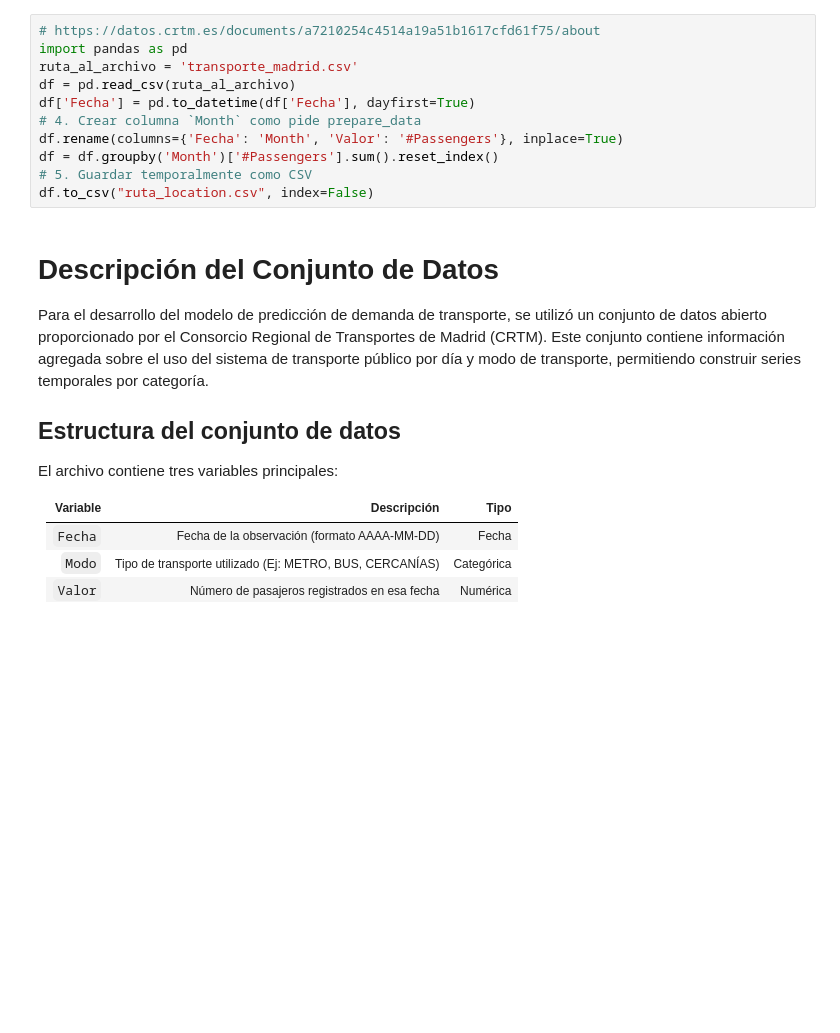
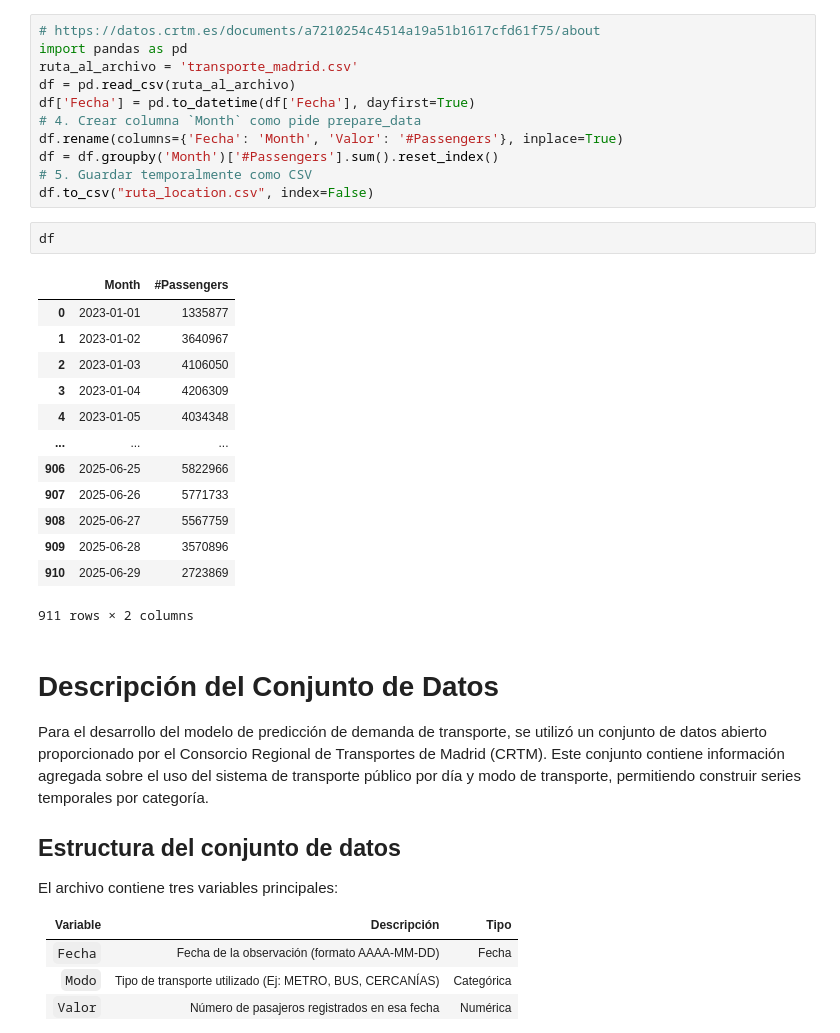
Before and after one commit to AlejandroFeriaGonzalez/RNAB, a Jupyter notebook: notebooks/trabajo1_Passengers.ipynb, the cells around one changed output. Saved outputs shown, nothing was run; the diff lists cells and outputs as text; blank space fills up the shorter version.

```diff
--- a/notebooks/trabajo1_Passengers.ipynb
+++ b/notebooks/trabajo1_Passengers.ipynb
@@ -39,6 +39,22 @@ df.rename(columns={'Fecha': 'Month', 'Valor': '#Passengers'}, inplace=True)
 df = df.groupby('Month')['#Passengers'].sum().reset_index()
 # 5. Guardar temporalmente como CSV
 df.to_csv("ruta_location.csv", index=False)
+# %%
+df
+# %% [output]
+|  | Month | #Passengers |
+| 0 | 2023-01-01 | 1335877 |
+| 1 | 2023-01-02 | 3640967 |
+| 2 | 2023-01-03 | 4106050 |
+| 3 | 2023-01-04 | 4206309 |
+| 4 | 2023-01-05 | 4034348 |
+| ... | ... | ... |
+| 906 | 2025-06-25 | 5822966 |
+| 907 | 2025-06-26 | 5771733 |
+| 908 | 2025-06-27 | 5567759 |
+| 909 | 2025-06-28 | 3570896 |
+| 910 | 2025-06-29 | 2723869 |
+911 rows × 2 columns
 # %% [markdown]
 # Descripción del Conjunto de Datos
 
```
Also changed, not shown: parts of 1 cell of this notebook, 7 other files.
